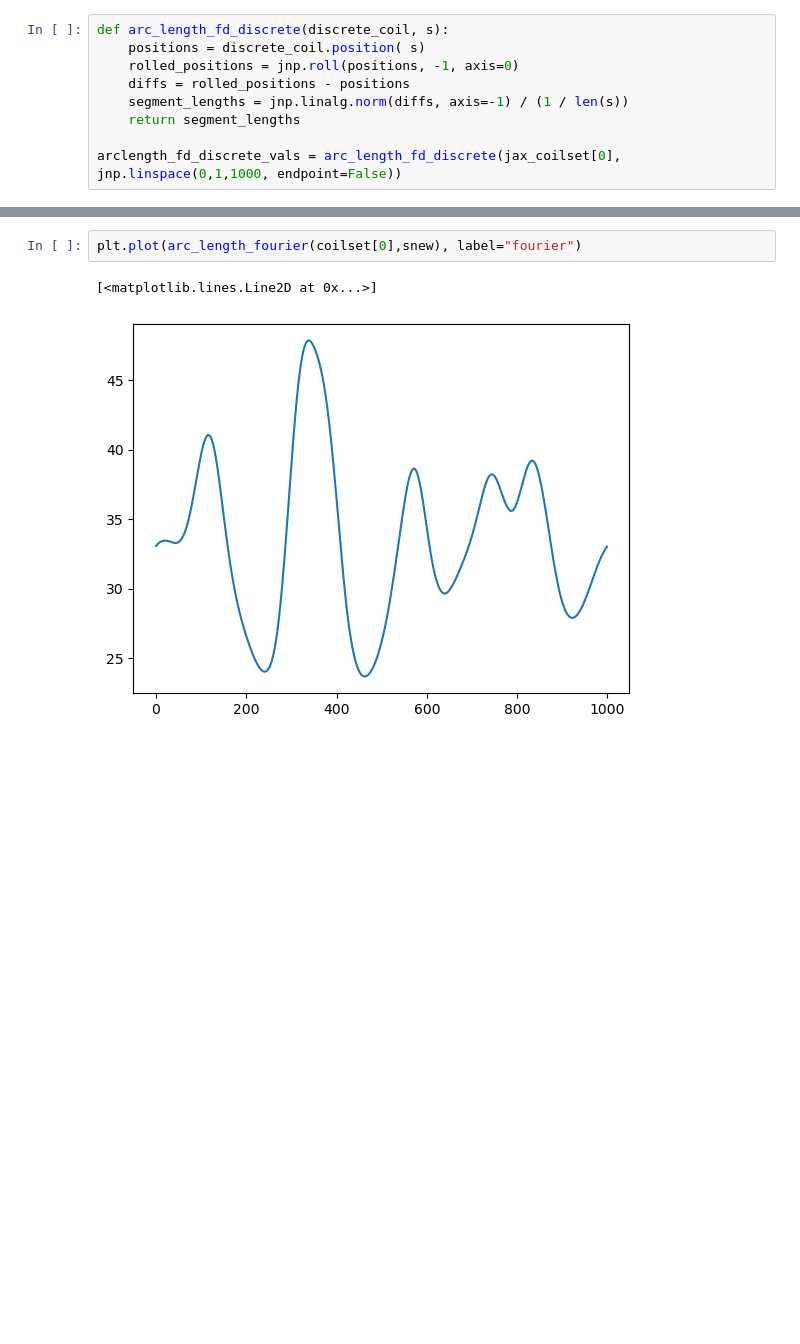
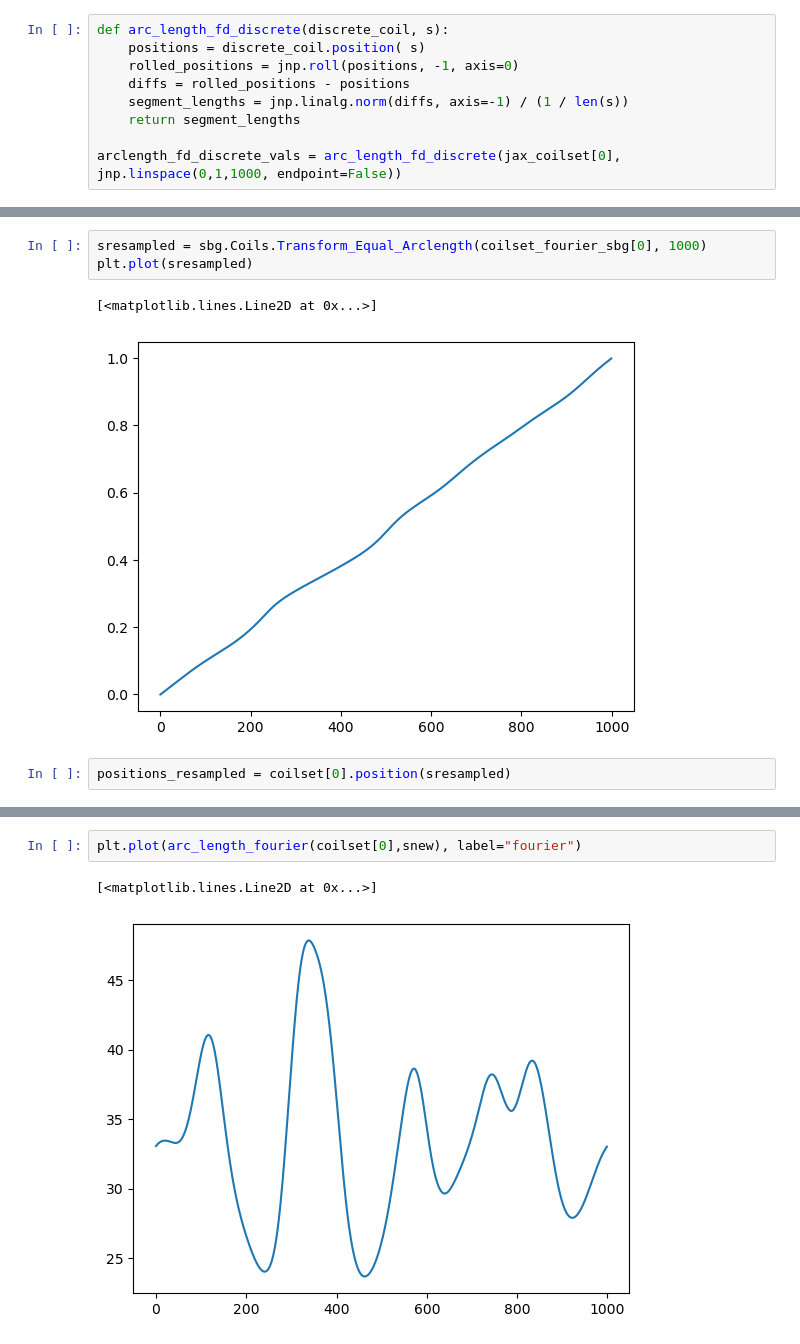
Before and after one commit to timobogaarts/jax-sbgeom, a Jupyter notebook: examples/coils.ipynb, the cells around one changed output, grey strips where cells are left out. Saved outputs shown, nothing was run; the diff lists cells and outputs as text; blank space fills up the shorter version.

```diff
--- a/examples/coils.ipynb
+++ b/examples/coils.ipynb
@@ -127,0 +162,8 @@ plt.plot(snew, jnp.linspace(0,1,1000, endpoint=False))
+# %%
+sresampled = sbg.Coils.Transform_Equal_Arclength(coilset_fourier_sbg[0], 1000)
+plt.plot(sresampled)
+# %% [output]
+[<matplotlib.lines.Line2D at 0x...>]
+[figure, added]
+# %%
+positions_resampled = coilset[0].position(sresampled)
```
Also changed, not shown: parts of 11 cells of this notebook, 2 other files.
